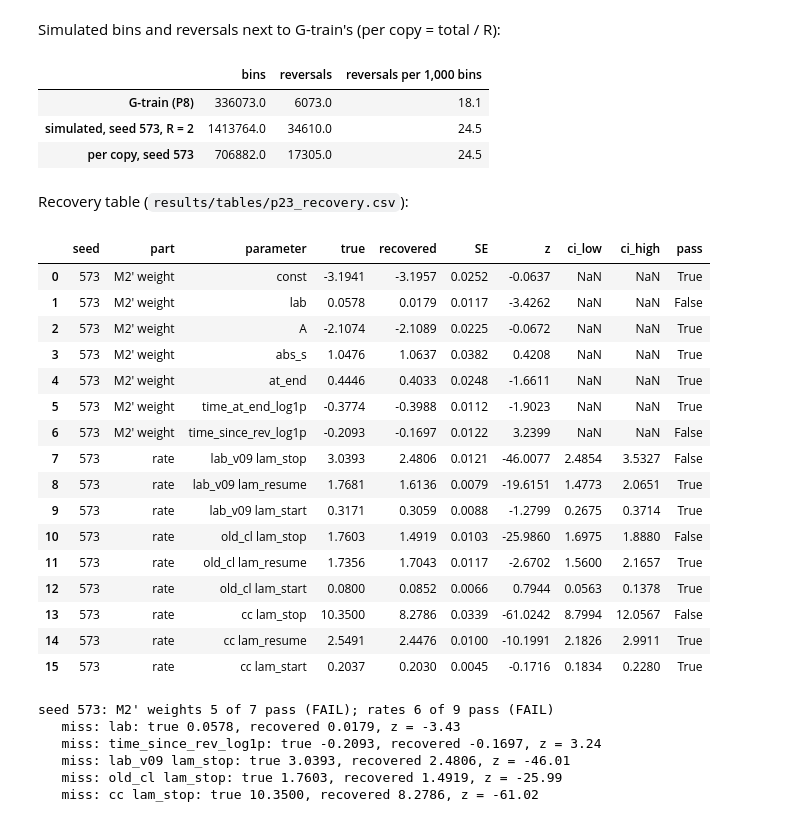
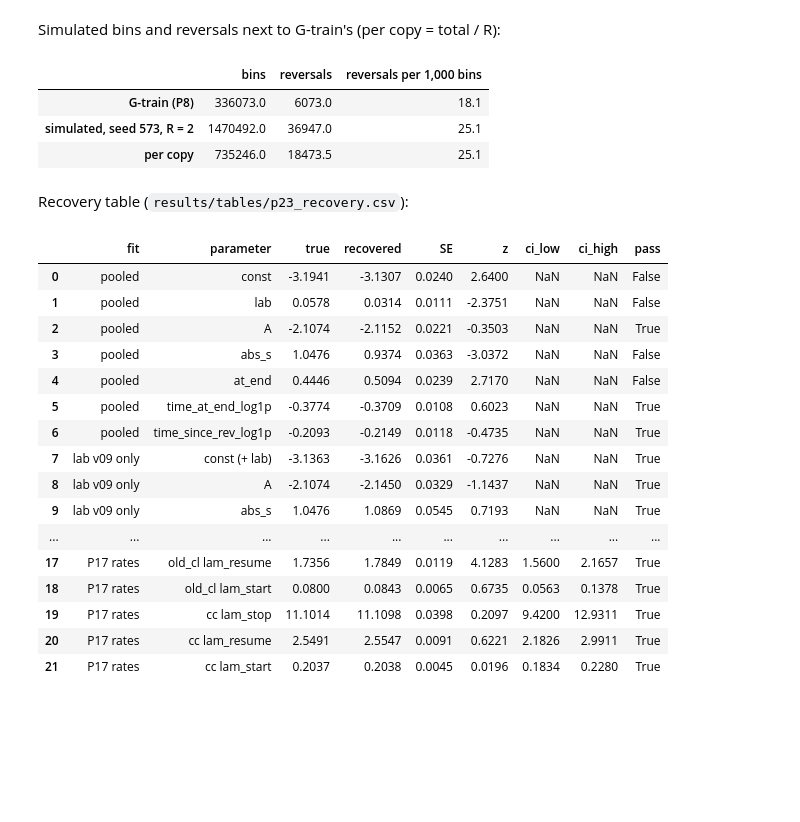
Before and after one commit to Aalokeparno/slider_game, a Jupyter notebook: notebooks/path1/p23_recovery.ipynb, the cells around one changed output. Saved outputs shown, nothing was run; the diff lists cells and outputs as text; code cells hidden in the pictures; blank space fills up the shorter version.

```diff
--- a/notebooks/path1/p23_recovery.ipynb
+++ b/notebooks/path1/p23_recovery.ipynb
@@ -102,0 +106,4 @@ pd.concat({name: d.groupby(["interface", "whole_second", "speed", "dt"]).size()
+# %%
+v1 = pd.read_csv(config.P23_RECOVERY_V1)
+with pd.option_context("display.float_format", "{:.4f}".format):
+    display(v1)
@@ -102,0 +130,9 @@ pd.concat({name: d.groupby(["interface", "whole_second", "speed", "dt"]).size()
+# %%
+dts = designs["G6train"].groupby("interface")["dt"].agg(lambda x: x.mode()[0])
+r = v1[v1["part"] == "rate"].copy()
+r["interface"] = r["parameter"].str.split().str[0]
+r["dt (modal)"] = r["interface"].map(dts)
+x = r["true"] * r["dt (modal)"]
+r["expected ratio"] = (1 - np.exp(-x)) / x
+r["observed ratio"] = r["recovered"] / r["true"]
+r[["parameter", "true", "recovered", "dt (modal)", "expected ratio", "observed ratio", "pass"]].round(3)
@@ -148,54 +287,35 @@ pd.DataFrame(runs_of)
 # %% [markdown]
 Simulated bins and reversals next to G-train's (per copy = total / R):
 # %%
-n = pd.DataFrame(runs_of).set_index("seed")[["bins", "reversals"]]
-side = pd.DataFrame({"G-train (P8)": G_TRAIN})
-for seed, row in n.iterrows():
-    side[f"simulated, seed {seed}, R = 2"] = row
-    side[f"per copy, seed {seed}"] = row / 2
-side = side.T
+side = pd.DataFrame({"G-train (P8)": G_TRAIN, "simulated, seed 573, R = 2": {k: counts[k] for k in G_TRAIN},
+                     "per copy": {k: counts[k] / 2 for k in G_TRAIN}}).T
 side["reversals per 1,000 bins"] = 1000 * side["reversals"] / side["bins"]
 side.round(1)
 # %% [output]
 |  | bins | reversals | reversals per 1,000 bins |
 | G-train (P8) | 336073.0 | 6073.0 | 18.1 |
-| simulated, seed 573, R = 2 | 1413764.0 | 34610.0 | 24.5 |
-| per copy, seed 573 | 706882.0 | 17305.0 | 24.5 |
+| simulated, seed 573, R = 2 | 1470492.0 | 36947.0 | 25.1 |
+| per copy | 735246.0 | 18473.5 | 25.1 |
 # %% [markdown]
 Recovery table (`results/tables/p23_recovery.csv`):
 # %%
 with pd.option_context("display.float_format", "{:.4f}".format):
-    display(rec)
+    display(rec[["fit", "parameter", "true", "recovered", "SE", "z", "ci_low", "ci_high", "pass"]])
 # %% [output]
-|  | seed | part | parameter | true | recovered | SE | z | ci_low | ci_high | pass |
-| 0 | 573 | M2' weight | const | -3.1941 | -3.1957 | 0.0252 | -0.0637 | NaN | NaN | True |
-| 1 | 573 | M2' weight | lab | 0.0578 | 0.0179 | 0.0117 | -3.4262 | NaN | NaN | False |
-| 2 | 573 | M2' weight | A | -2.1074 | -2.1089 | 0.0225 | -0.0672 | NaN | NaN | True |
-| 3 | 573 | M2' weight | abs_s | 1.0476 | 1.0637 | 0.0382 | 0.4208 | NaN | NaN | True |
-| 4 | 573 | M2' weight | at_end | 0.4446 | 0.4033 | 0.0248 | -1.6611 | NaN | NaN | True |
-| 5 | 573 | M2' weight | time_at_end_log1p | -0.3774 | -0.3988 | 0.0112 | -1.9023 | NaN | NaN | True |
-| 6 | 573 | M2' weight | time_since_rev_log1p | -0.2093 | -0.1697 | 0.0122 | 3.2399 | NaN | NaN | False |
-| 7 | 573 | rate | lab_v09 lam_stop | 3.0393 | 2.4806 | 0.0121 | -46.0077 | 2.4854 | 3.5327 | False |
-| 8 | 573 | rate | lab_v09 lam_resume | 1.7681 | 1.6136 | 0.0079 | -19.6151 | 1.4773 | 2.0651 | True |
-| 9 | 573 | rate | lab_v09 lam_start | 0.3171 | 0.3059 | 0.0088 | -1.2799 | 0.2675 | 0.3714 | True |
-| 10 | 573 | rate | old_cl lam_stop | 1.7603 | 1.4919 | 0.0103 | -25.9860 | 1.6975 | 1.8880 | False |
-| 11 | 573 | rate | old_cl lam_resume | 1.7356 | 1.7043 | 0.0117 | -2.6702 | 1.5600 | 2.1657 | True |
-| 12 | 573 | rate | old_cl lam_start | 0.0800 | 0.0852 | 0.0066 | 0.7944 | 0.0563 | 0.1378 | True |
-| 13 | 573 | rate | cc lam_stop | 10.3500 | 8.2786 | 0.0339 | -61.0242 | 8.7994 | 12.0567 | False |
-| 14 | 573 | rate | cc lam_resume | 2.5491 | 2.4476 | 0.0100 | -10.1991 | 2.1826 | 2.9911 | True |
-| 15 | 573 | rate | cc lam_start | 0.2037 | 0.2030 | 0.0045 | -0.1716 | 0.1834 | 0.2280 | True |
+|  | fit | parameter | true | recovered | SE | z | ci_low | ci_high | pass |
+| 0 | pooled | const | -3.1941 | -3.1307 | 0.0240 | 2.6400 | NaN | NaN | False |
+| 1 | pooled | lab | 0.0578 | 0.0314 | 0.0111 | -2.3751 | NaN | NaN | False |
+| 2 | pooled | A | -2.1074 | -2.1152 | 0.0221 | -0.3503 | NaN | NaN | True |
+| 3 | pooled | abs_s | 1.0476 | 0.9374 | 0.0363 | -3.0372 | NaN | NaN | False |
+| 4 | pooled | at_end | 0.4446 | 0.5094 | 0.0239 | 2.7170 | NaN | NaN | False |
+| 5 | pooled | time_at_end_log1p | -0.3774 | -0.3709 | 0.0108 | 0.6023 | NaN | NaN | True |
+| 6 | pooled | time_since_rev_log1p | -0.2093 | -0.2149 | 0.0118 | -0.4735 | NaN | NaN | True |
+| 7 | lab v09 only | const (+ lab) | -3.1363 | -3.1626 | 0.0361 | -0.7276 | NaN | NaN | True |
+| 8 | lab v09 only | A | -2.1074 | -2.1450 | 0.0329 | -1.1437 | NaN | NaN | True |
+| 9 | lab v09 only | abs_s | 1.0476 | 1.0869 | 0.0545 | 0.7193 | NaN | NaN | True |
+| ... | ... | ... | ... | ... | ... | ... | ... | ... | ... |
+| 17 | P17 rates | old_cl lam_resume | 1.7356 | 1.7849 | 0.0119 | 4.1283 | 1.5600 | 2.1657 | True |
+| 18 | P17 rates | old_cl lam_start | 0.0800 | 0.0843 | 0.0065 | 0.6735 | 0.0563 | 0.1378 | True |
+| 19 | P17 rates | cc lam_stop | 11.1014 | 11.1098 | 0.0398 | 0.2097 | 9.4200 | 12.9311 | True |
+| 20 | P17 rates | cc lam_resume | 2.5491 | 2.5547 | 0.0091 | 0.6221 | 2.1826 | 2.9911 | True |
+| 21 | P17 rates | cc lam_start | 0.2037 | 0.2038 | 0.0045 | 0.0196 | 0.1834 | 0.2280 | True |
-# %%
-for seed, r in rec.groupby("seed"):
-    w, q = r[r["part"] == "M2' weight"], r[r["part"] == "rate"]
-    print(f"seed {seed}: M2' weights {int(w['pass'].sum())} of {len(w)} pass "
-          f"({'PASS' if w['pass'].all() else 'FAIL'}); rates {int(q['pass'].sum())} of {len(q)} pass "
-          f"({'PASS' if q['pass'].all() else 'FAIL'})")
-    for _, x in r[~r["pass"]].iterrows():
-        print(f"   miss: {x['parameter']}: true {x['true']:.4f}, recovered {x['recovered']:.4f}, z = {x['z']:.2f}")
-# %% [output]
-seed 573: M2' weights 5 of 7 pass (FAIL); rates 6 of 9 pass (FAIL)
-   miss: lab: true 0.0578, recovered 0.0179, z = -3.43
-   miss: time_since_rev_log1p: true -0.2093, recovered -0.1697, z = 3.24
-   miss: lab_v09 lam_stop: true 3.0393, recovered 2.4806, z = -46.01
-   miss: old_cl lam_stop: true 1.7603, recovered 1.4919, z = -25.99
-   miss: cc lam_stop: true 10.3500, recovered 8.2786, z = -61.02
```
Also changed, not shown: parts of 18 cells of this notebook, 13 other files.
